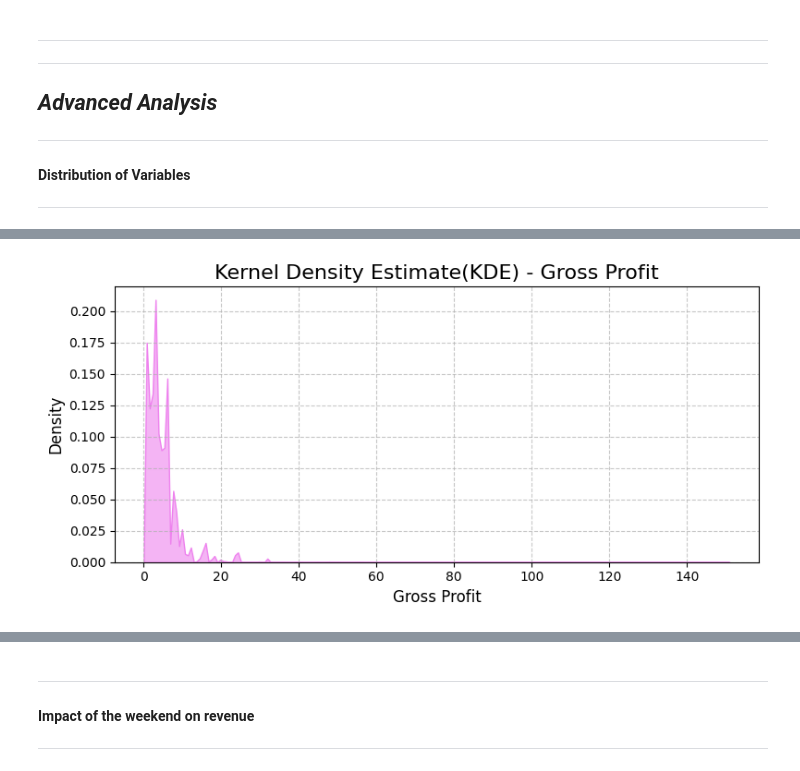
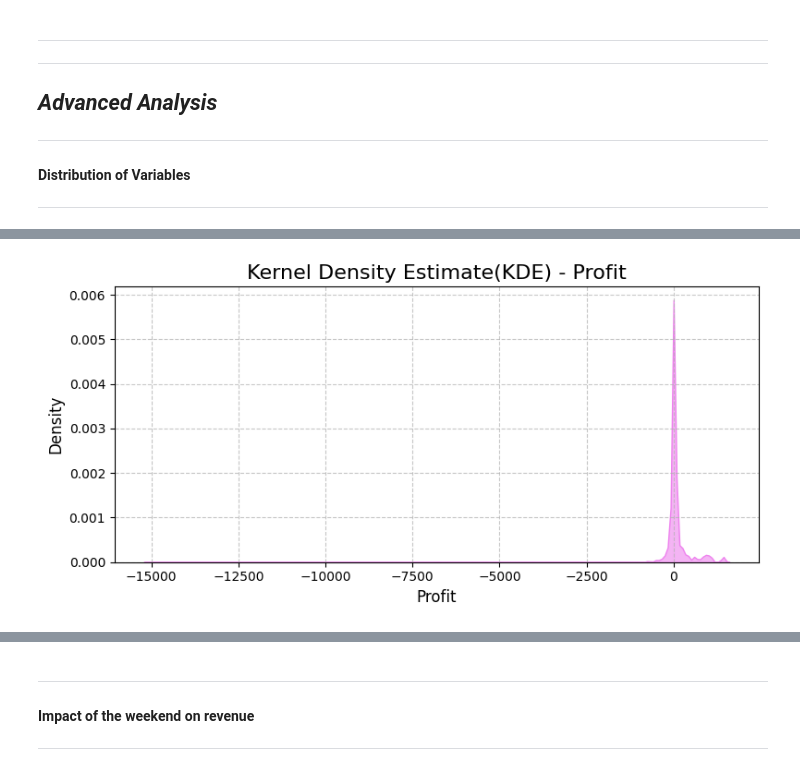
Before and after one commit to Mohamed-Jamyl/ML-and-Data-Analytics_projects, a Jupyter notebook: ML & Data analytics projects/Adventure works Analysis_project/Advanture works Analysis.ipynb, the cells around one changed output, grey strips where cells are left out. Cells and saved outputs as stored; diff of their text form; code cells hidden in the pictures.

```diff
--- a/ML & Data analytics projects/Adventure works Analysis_project/Advanture works Analysis.ipynb
+++ b/ML & Data analytics projects/Adventure works Analysis_project/Advanture works Analysis.ipynb
@@ -775,4 +433,4 @@ plt.show()
 # %%
-kde(df,'Gross Profit')
+kde(df,'Profit')
 # %% [output]
-[figure, old version]
+[figure, new version]
```
Also changed, not shown: parts of 40 cells of this notebook, 8 other files.
